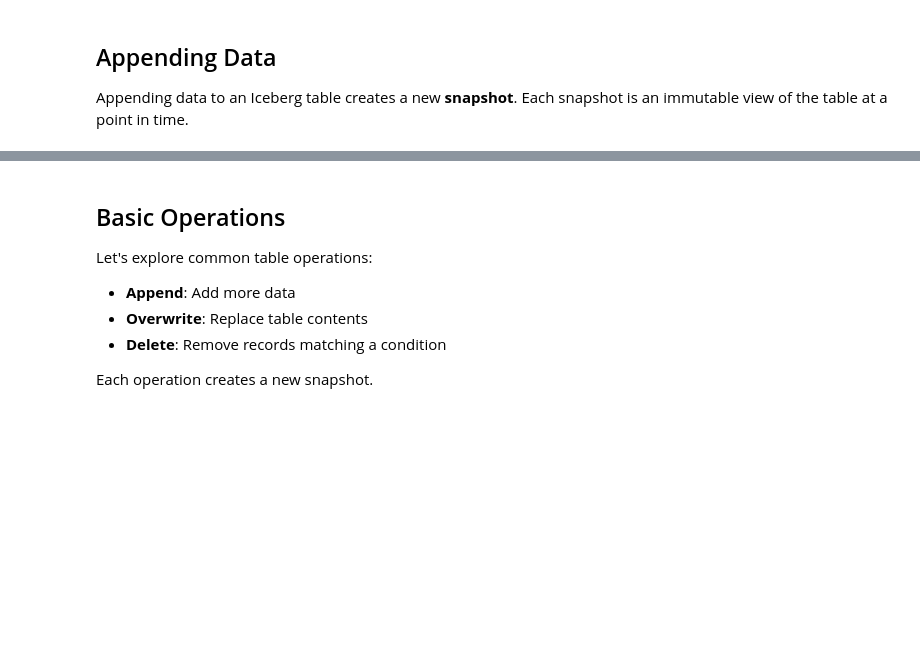
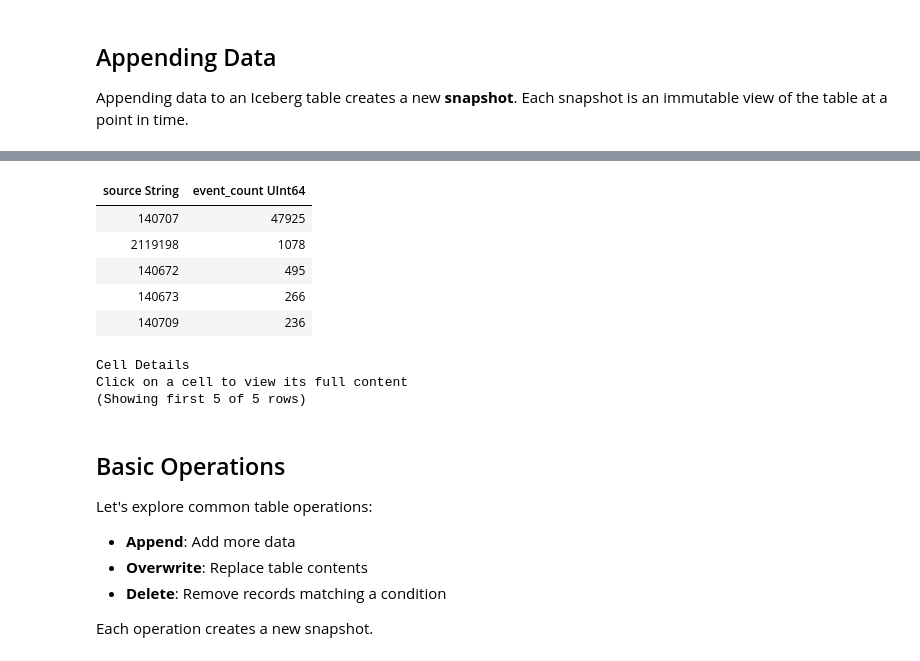
Before and after one commit to Cumulocity-IoT/knee-deep-in-the-lake, a Jupyter notebook: 02_iceberg/01_getting_started.ipynb, the cells around one changed output, grey strips where cells are left out. Cells and saved outputs as stored; diff of their text form; code cells hidden in the pictures; blank space fills up the shorter version.

Commit message:
feat(iceberg): First two sections revised

```diff
--- a/02_iceberg/01_getting_started.ipynb
+++ b/02_iceberg/01_getting_started.ipynb
@@ -174,15 +183,9 @@ Use this when you're working with JSON or other semi-structured data and want qu
 # %%
-# Read sample of events data
-jsonl_file = Path('../data/input/events.jsonl')
+df_events = daft.read_json('../data/input/events.jsonl')
+df_sample = df_events.limit(50000)
+arrow_table = df_sample.to_arrow()
 
-with jsonl_file.open('r') as f:
-    # Read first 50K events
-    events_data = [json.loads(line) for i, line in enumerate(f) if i < 50000]
-
-# Convert to Arrow table (schema is auto-discovered)
-arrow_table = pa.Table.from_pylist(events_data)
-
-print(f"📊 Loaded {len(events_data):,} events from JSON")
+print(f"📊 Loaded {len(arrow_table):,} events from JSON")
 print(f"   Auto-discovered schema: {arrow_table.schema}")
 
 # Create Iceberg table from inferred schema
@@ -305,16 +327,22 @@ daft.sql("""
 # %%
-# DataFrame API: Same queries as above
-print("Using DataFrame API:")
-
-# Top event sources (devices)
+# Show devices with the most events, this time using the Dataframe API instead of SQL
 (
     df
     .groupby('source')
     .agg(daft.col('source').count().alias('event_count'))
     .sort('event_count', desc=True)
-    .limit(10)
     .show()
 )
+# %% [output]
+| source String | event_count UInt64 |
+| 140707 | 47925 |
+| 2119198 | 1078 |
+| 140672 | 495 |
+| 140673 | 266 |
+| 140709 | 236 |
+Cell Details
+Click on a cell to view its full content
+(Showing first 5 of 5 rows)
 # %% [markdown]
 ## Basic Operations
 
```
Also changed, not shown: parts of 25 cells of this notebook, 6 other files.
